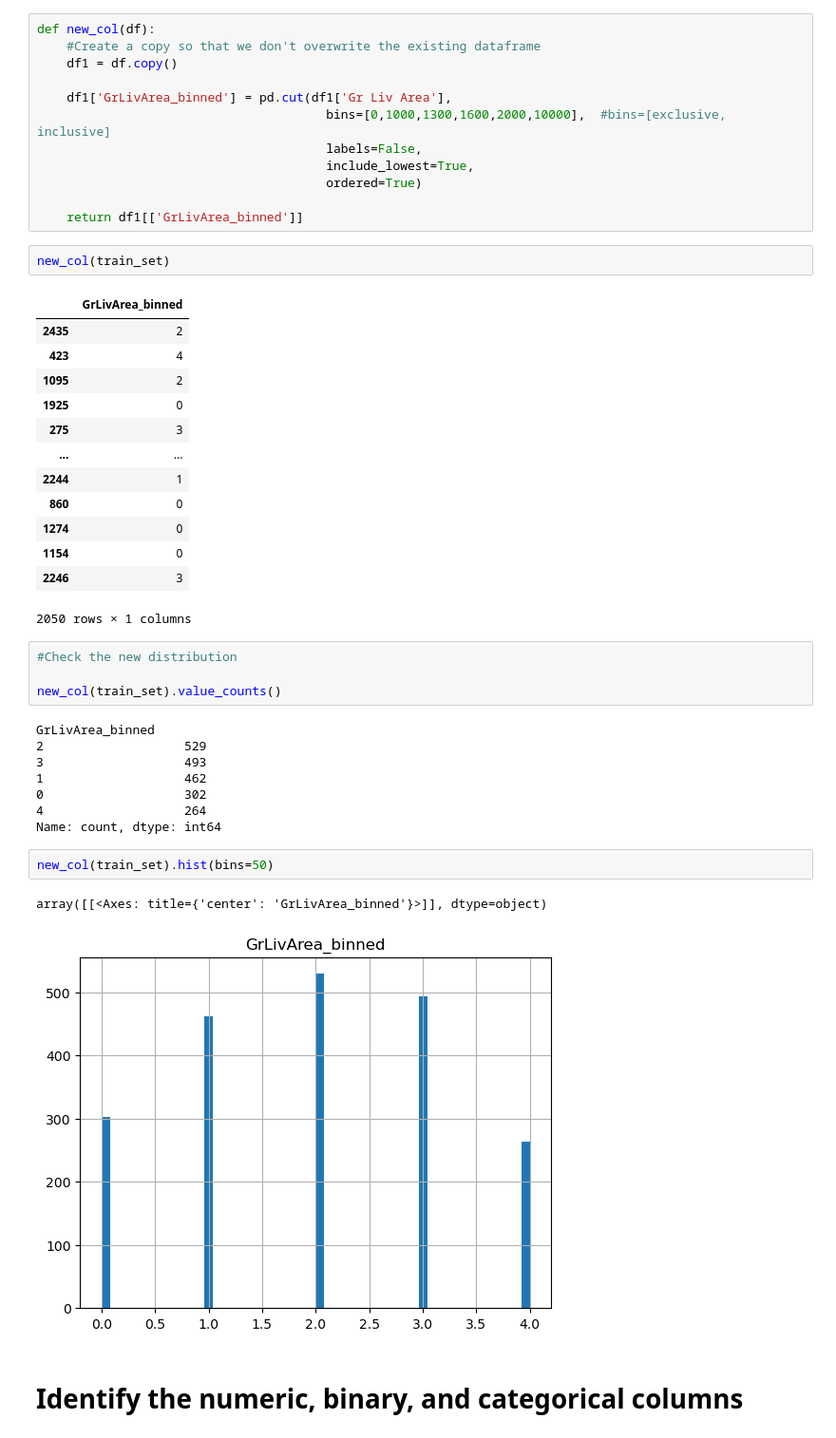
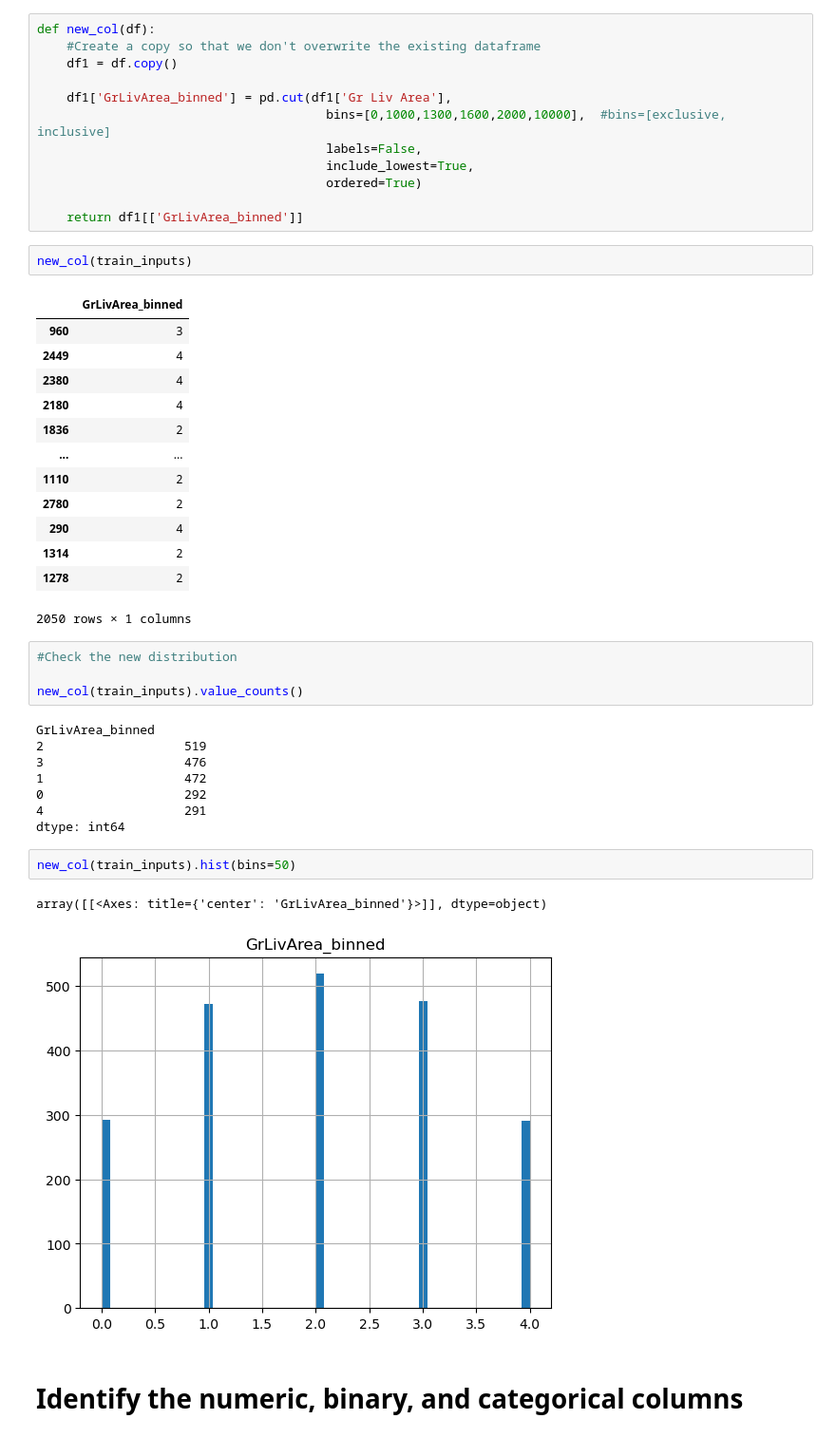
Before and after one commit to ChadUSF/DSDP, a Jupyter notebook: Housing/HousingRegression.ipynb, the cells around one changed output. Shown at 95% size. Saved outputs shown, nothing was run; the diff lists cells and outputs as text.

```diff
--- a/Housing/HousingRegression.ipynb
+++ b/Housing/HousingRegression.ipynb
@@ -95,38 +95,38 @@ def new_col(df):
 
     return df1[['GrLivArea_binned']]
 # %%
-new_col(train_set)
+new_col(train_inputs)
 # %% [output]
 |  | GrLivArea_binned |
-| 2435 | 2 |
-| 423 | 4 |
-| 1095 | 2 |
-| 1925 | 0 |
-| 275 | 3 |
+| 960 | 3 |
+| 2449 | 4 |
+| 2380 | 4 |
+| 2180 | 4 |
+| 1836 | 2 |
 | ... | ... |
-| 2244 | 1 |
-| 860 | 0 |
-| 1274 | 0 |
-| 1154 | 0 |
-| 2246 | 3 |
+| 1110 | 2 |
+| 2780 | 2 |
+| 290 | 4 |
+| 1314 | 2 |
+| 1278 | 2 |
 2050 rows × 1 columns
 # %%
 #Check the new distribution
 
-new_col(train_set).value_counts()
+new_col(train_inputs).value_counts()
 # %% [output]
 GrLivArea_binned
-2                   529
-3                   493
-1                   462
-0                   302
-4                   264
-Name: count, dtype: int64
+2                   519
+3                   476
+1                   472
+0                   292
+4                   291
+dtype: int64
 # %%
-new_col(train_set).hist(bins=50)
+new_col(train_inputs).hist(bins=50)
 # %% [output]
 array([[<Axes: title={'center': 'GrLivArea_binned'}>]], dtype=object)
-[figure, old version]
+[figure, new version]
 # %% [markdown]
 # Identify the numeric, binary, and categorical columns
 # %%
```
Also changed, not shown: parts of 59 cells of this notebook.
